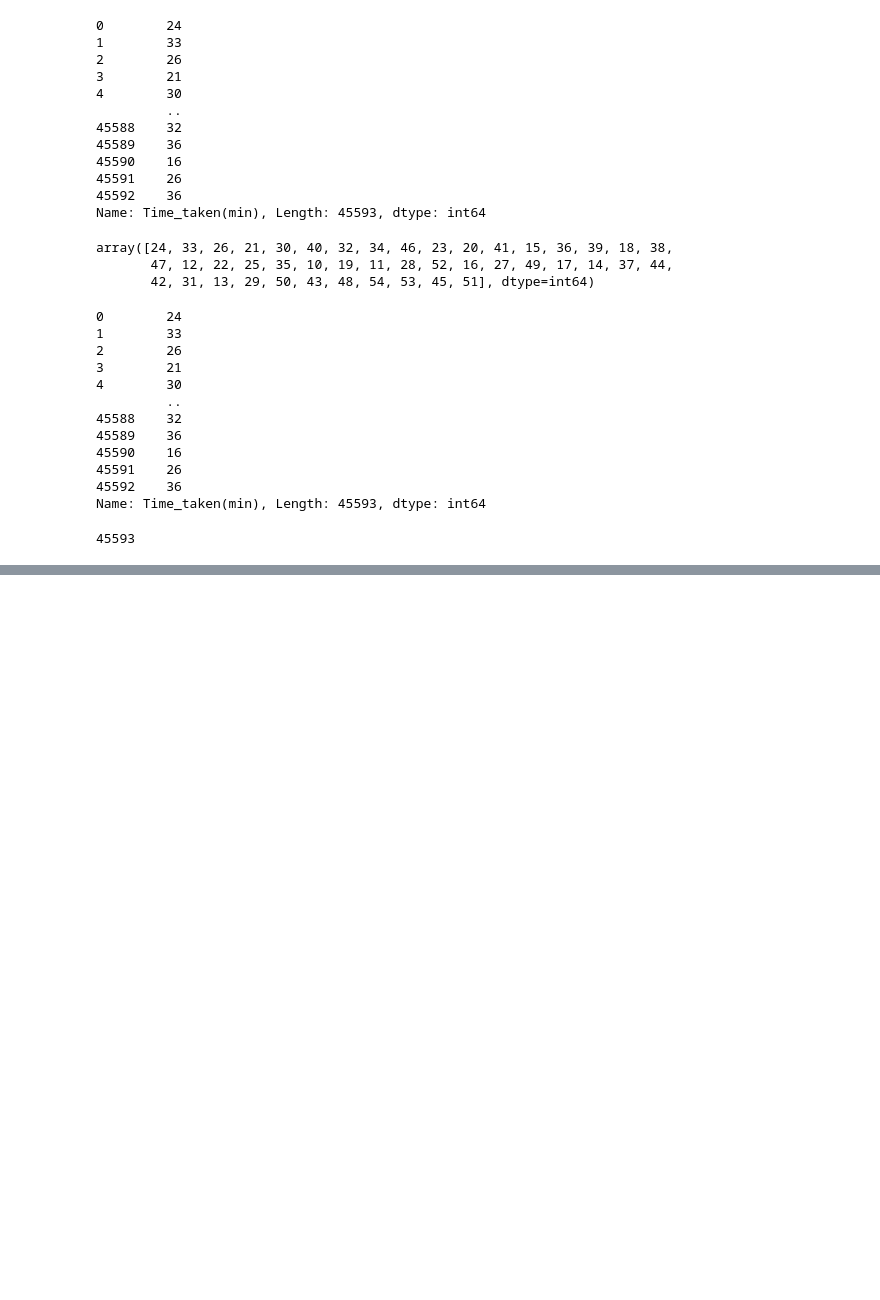
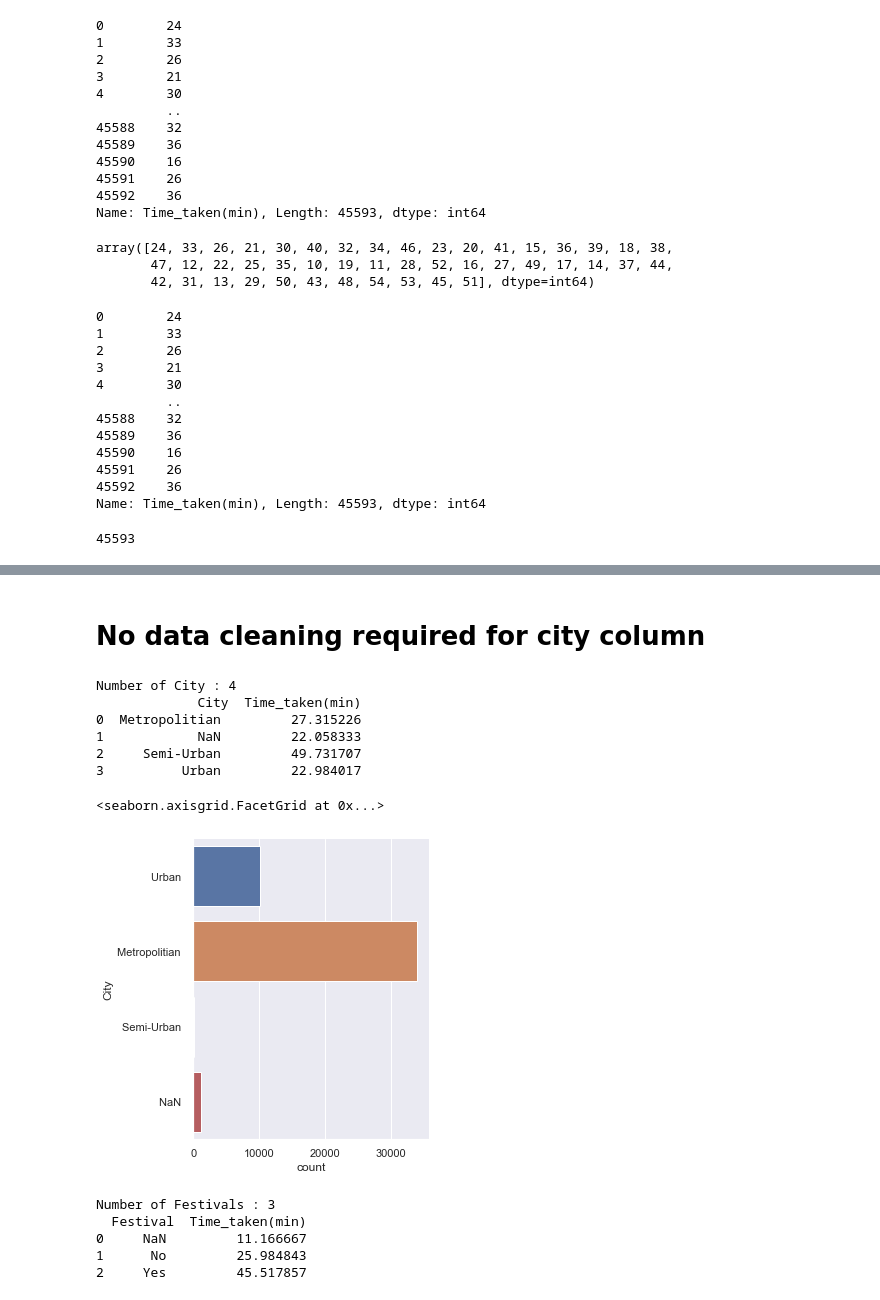
Before and after one commit to Georgetxm/SC1015, a Jupyter notebook: FoodPanda_EDA.ipynb, the cells around one changed output, grey strips where cells are left out. Saved outputs shown, nothing was run; the diff lists cells and outputs as text; code cells hidden in the pictures; blank space fills up the shorter version.

Commit message:
Data cleaning for city, festival and multiple delivery.

```diff
--- a/FoodPanda_EDA.ipynb
+++ b/FoodPanda_EDA.ipynb
@@ -111,0 +109,27 @@ Number of Conditions : 7
+# %% [markdown]
+# No data cleaning required for city column
+# %%
+print("Number of City :", len(trainData["City"].unique()))
+print(trainData.groupby('City', as_index=False)['Time_taken(min)'].mean())
+# %% [output]
+Number of City : 4
+             City  Time_taken(min)
+0  Metropolitian         27.315226
+1            NaN         22.058333
+2     Semi-Urban         49.731707
+3          Urban         22.984017
+# %%
+# Count Plot for Legendary Train
+sb.catplot(y = "City", data = trainData, kind = "count")
+# %% [output]
+<seaborn.axisgrid.FacetGrid at 0x...>
+[figure, added]
+# %%
+print("Number of Festivals :", len(trainData["Festival"].unique()))
+print(trainData.groupby('Festival', as_index=False)['Time_taken(min)'].mean())
+# %% [output]
+Number of Festivals : 3
+  Festival  Time_taken(min)
+0     NaN         11.166667
+1      No         25.984843
+2     Yes         45.517857
```
Also changed, not shown: parts of 11 cells of this notebook, 1 other file.
